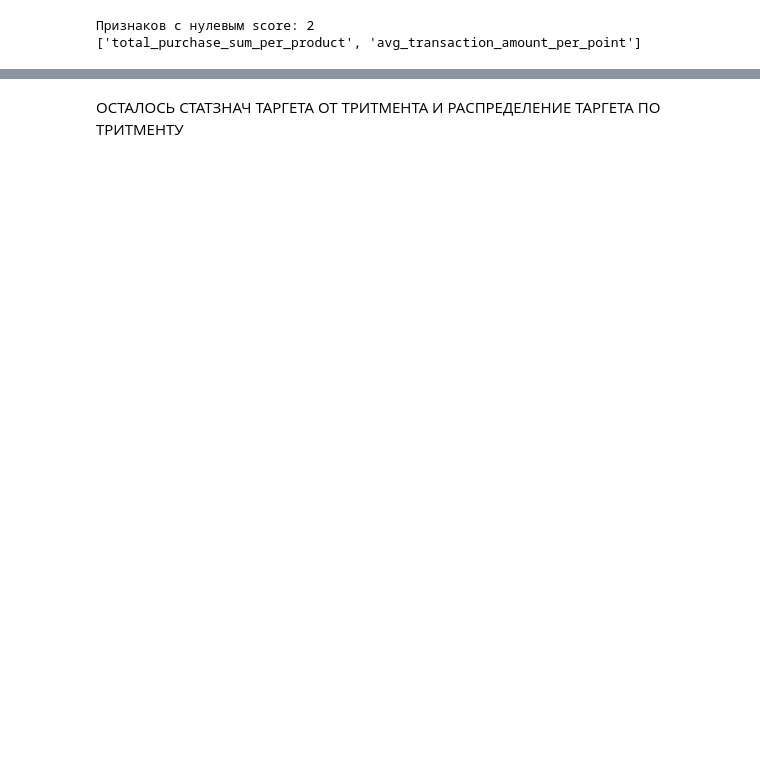
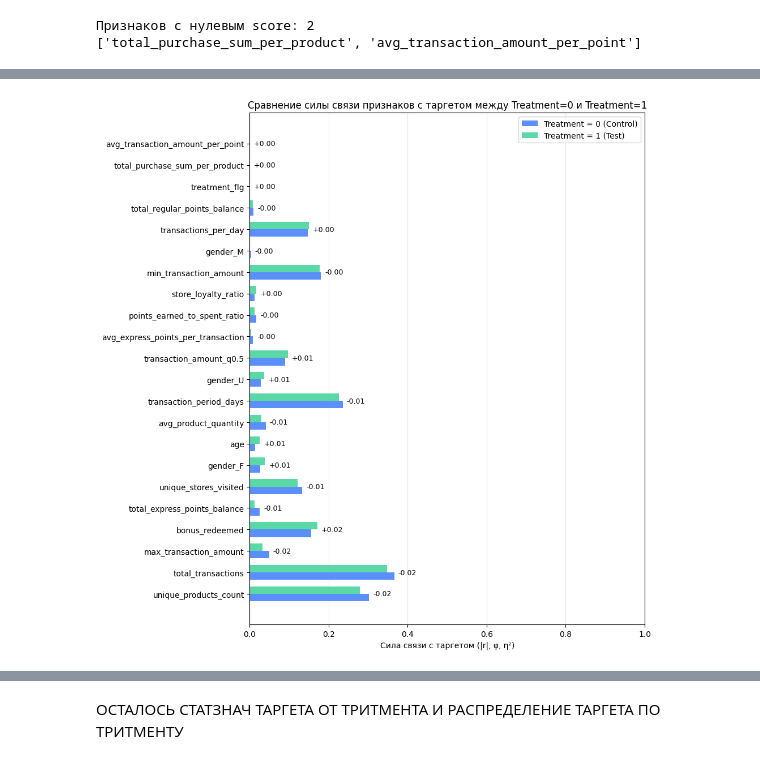
Before and after one commit to VShilovich/uplift-modeling-hse, a Jupyter notebook: EDA/eda.ipynb, the cells around one changed output, grey strips where cells are left out. Cells and saved outputs as stored; diff of their text form; code cells hidden in the pictures; blank space fills up the shorter version.

```diff
--- a/EDA/eda.ipynb
+++ b/EDA/eda.ipynb
@@ -685,0 +745,21 @@ final_df_for_analysis_new = final_df_for_analysis_new.drop(columns='most_frequen
+# %%
+ts_tratment = TargetScore(target_col="target", ignore_dates=True, min_cat_freq=0.005)
+
+# считаем силу связи для контрольной и экспериментальной групп
+summary_t0 = ts_tratment.summarize(final_df_for_analysis_reducted.query("treatment_flg == 0"))
+summary_t1 = ts_tratment.summarize(final_df_for_analysis_reducted.query("treatment_flg == 1"))
+
+# объединяем результаты
+compare = summary_t0[["feature", "kind", "score"]].merge(
+    summary_t1[["feature", "score"]],
+    on="feature",
+    suffixes=("_t0", "_t1")
+)
+
+# вычисляем дельту (абсолютная разница силы связи)
+compare["delta_abs"] = (compare["score_t1"] - compare["score_t0"]).abs()
+compare["delta_signed"] = compare["score_t1"] - compare["score_t0"]
+
+# сортировка по силе расхождения
+compare_sorted = compare.sort_values("delta_abs", ascending=False).reset_index(drop=True)
+compare_sorted
@@ -685,0 +784,26 @@ final_df_for_analysis_new = final_df_for_analysis_new.drop(columns='most_frequen
+# %%
+# Визуализация различий по тритмент-группам
+plt.figure(figsize=(10, max(5, 0.5 * len(compare_sorted.head(20)))))
+
+top = compare_sorted
+bar_w = 0.35
+y = np.arange(len(top))
+
+plt.barh(y - bar_w/2, top["score_t0"], height=bar_w, color="#5B8FF9", label="Treatment = 0 (Control)")
+plt.barh(y + bar_w/2, top["score_t1"], height=bar_w, color="#5AD8A6", label="Treatment = 1 (Test)")
+
+# подсветка по дельте
+for i, d in enumerate(top["delta_signed"]):
+    plt.text(max(top["score_t0"][i], top["score_t1"][i]) + 0.01,
+             i, f"{d:+.2f}", va="center", fontsize=9)
+
+plt.yticks(y, top["feature"])
+plt.xlabel("Сила связи с таргетом (|r|, φ, η²)")
+plt.title("Сравнение силы связи признаков с таргетом между Treatment=0 и Treatment=1")
+plt.xlim(0, 1)
+plt.legend()
+plt.grid(axis="x", alpha=0.3)
+plt.tight_layout()
+plt.show()
+# %% [output]
+[figure, added]
```
Also changed, not shown: parts of 18 cells of this notebook.
